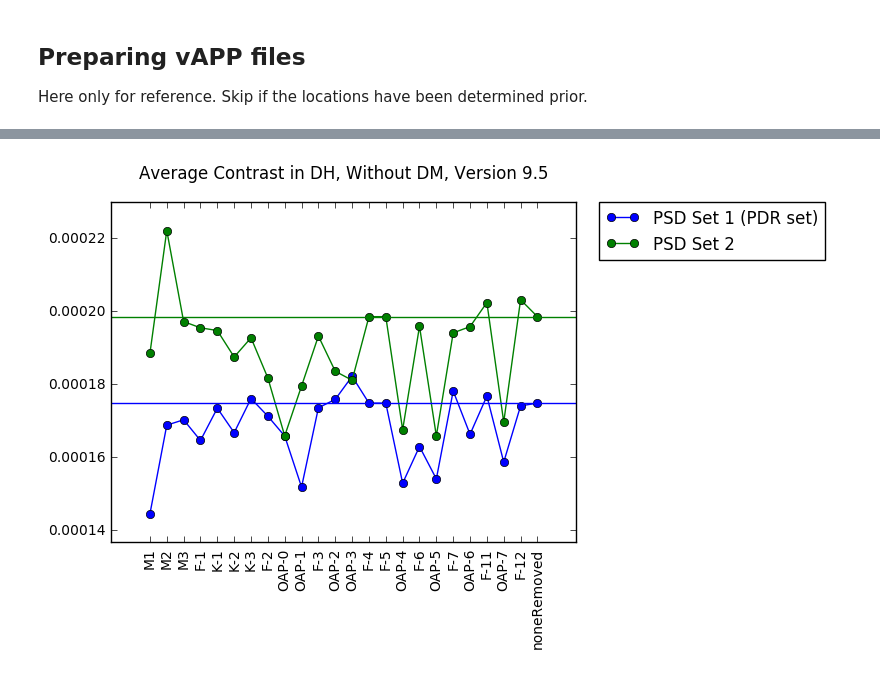
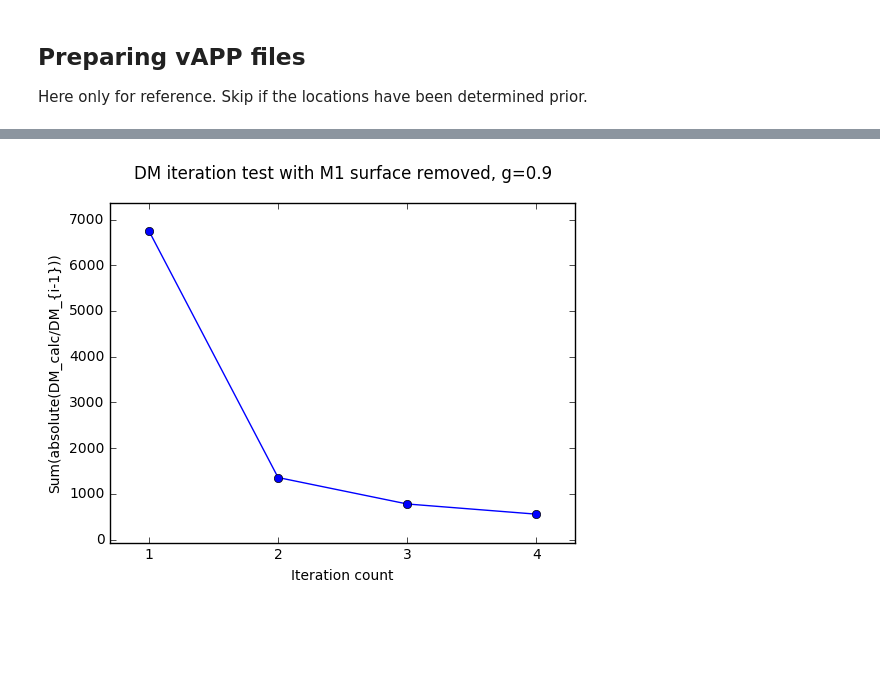
Before and after one commit to magao-x/magaox_poppy, a Jupyter notebook: magaox_surfaceCheck.ipynb, the cells around one changed output, grey strips where cells are left out. Drawn from its saved outputs; the diff is of its cells as text; code cells hidden in the pictures; blank space fills up the shorter version.

Commit message:
Updated code to include 5x DM iteration; updated results section; 5x DM iteration test code, vAPP masks code moved to bottom of notebook

```diff
--- a/magaox_surfaceCheck.ipynb
+++ b/magaox_surfaceCheck.ipynb
@@ -49,5 +50,5 @@ POPPY Version: 0.6.0rc1
 
 The system is stored as a CSV file describing each optics prescription and the distance between them. The CSV file also contains the surface map PSD files for each optical surface. At each F/number focal plane, the correction value has already been implemented, as defined from a previous file build.
 # %%
-rx_sys = mf.makeRxCSV('data/rxCSV/rx_magaox_v9.5_PSDset2.csv')
+rx_sys = mf.makeRxCSV('data/rxCSV/rx_magaox_v9.5_PSDset4.csv')
 # %% [output]
@@ -107,3 +108,5 @@ tweeter_BW = 24/(M1_radius.value*2)
 
 # Tweeter DM diameter - from MagAO-X design: 19.2 x 18.8mm; use the smaller one
 tweeter_diam = 0.0188 * u.m
+
+tweeter_pixscl = tweeter_diam.value/npix
@@ -113,12 +630,12 @@ Here only for reference. Skip if the locations have been determined prior.
 # %%
-vapp_phase_data = fits.open('data/coronagraph/MagAOx_256x256_phase_nograting.fits')[0].data
+vapp_phase_data = fits.open('data/coronagraph/MagAOx_256x256_phase_grating.fits')[0].data
 vapp_aperture_data = fits.open('data/coronagraph/MagAOx_256x256_amp.fits')[0].data
 
 vAPP_folder = 'data/coronagraph/'
 
 vapp_opd_surf_data = 1*(testWavelength.value/(2*np.pi))*vapp_phase_data*vapp_aperture_data
-vAPP_opd_filename = 'vAPP_opd_mask_1PSF_256'
-mf.vappOPDfile(vapp_opd_surf_data, vAPP_pixelscl, vAPP_folder + vAPP_opd_filename + '.fits')
+vAPP_opd_filename_2PSF = 'vAPP_opd_mask_2PSF_256'
+mf.vappOPDfile(vapp_opd_surf_data, vAPP_pixelscl, vAPP_folder + vAPP_opd_filename_2PSF + '.fits')
 
-vAPP_trans_filename = 'vAPP_trans_mask_1PSF_256'
-mf.vappTRANSfile(vapp_aperture_data, vAPP_pixelscl, vAPP_folder + vAPP_trans_filename + '.fits')
+#vAPP_trans_filename = 'vAPP_trans_mask_1PSF_256'
+#mf.vappTRANSfile(vapp_aperture_data, vAPP_pixelscl, vAPP_folder + vAPP_trans_filename + '.fits')
@@ -127,15 +642,15 @@ mf.vappTRANSfile(vapp_aperture_data, vAPP_pixelscl, vAPP_folder + vAPP_trans_fil
 # %%
-%%prun
-
 # File address locations
-tweeter_surf_folder = 'data/v9.5/s256os8x/set2/'
+tweeter_surf_folder = 'data/v9.5/s256os8x/set1_2PSF/'
 rx_sys['surf_PSD_folder'][tweeter_num] = tweeter_surf_folder
 tweeter_surf_prefix = 'DMsurf_'
-sci_intensity_folder = 'output/v9.5/s256os8x/set2/WithDM/'
+sci_intensity_folder = 'output/v9.5/s256os8x/set1_2PSF/WithDM/'
 sci_intensity_prefix = 'SciPSF_WithDM_intensity_'
 
 print('Surface check using sampling = %f px and oversampling = %f' % (npix, 1/beam_ratio))
 print('*****')
+
+telescope=[ref_num]
 
 for test_optic in telescope:
     print('Build MagAO-X removing surface: %s' % rx_sys['Name'][test_optic])
@@ -159,7 +674,7 @@ for test_optic in telescope:
     # Insert Lyot DM map vAPP transmission and OPD optics overrides
     rx_sys['surf_PSD_filename'][tweeter_num] = tweeter_surf_prefix + rx_sys['Name'][test_optic]
     rx_sys['surf_PSD_filename'][vappTRANS_num] = vAPP_trans_filename
-    rx_sys['surf_PSD_filename'][vappOPD_num] = vAPP_opd_filename
+    rx_sys['surf_PSD_filename'][vappOPD_num] = vAPP_opd_filename_2PSF
 
     # Build science plane PSF with DM and vAPP
     magaox = mf.csvFresnel(rx_sys, npix, beam_ratio, 'sci')
@@ -312,15 +789,14 @@ plt.show()
 # %%
-x=np.arange(len(optics_names))
-plt.plot(x, set1_withoutDM_avg,'bo-', label='PSD Set 1 (PDR set)')
-plt.plot(x, set2_withoutDM_avg, 'go-', label='PSD Set 2')
-plt.axhline(y=set1_withoutDM_avg_ref, color='b', linestyle='-')
-plt.axhline(y=set2_withoutDM_avg_ref, color='g', linestyle='-')
-plt.legend(bbox_to_anchor=(1.05, 1), loc=2, borderaxespad=0.)
-plt.xticks(x,optics_names,rotation='vertical')
+abs_list = DM_metric_list[1:]
+x=np.arange(len(abs_list))
+plt.plot(x, abs_list,'bo-')
 plt.margins(0.1)
+plt.xlabel('Iteration count')
+plt.xticks(x,x+1)
+plt.ylabel('Sum(absolute(DM_calc/DM_{i-1}))')
 plt.subplots_adjust(top=1.0)
 plt.subplots_adjust(bottom=0.15)
-plt.title('Average Contrast in DH, Without DM, Version 9.5',y=1.05)
+plt.title('DM iteration test with M1 surface removed, g=0.9',y=1.05)
 plt.show()
 # %% [output]
-[figure, old version]
+[figure, new version]
```
Also changed, not shown: parts of 29 cells of this notebook.
